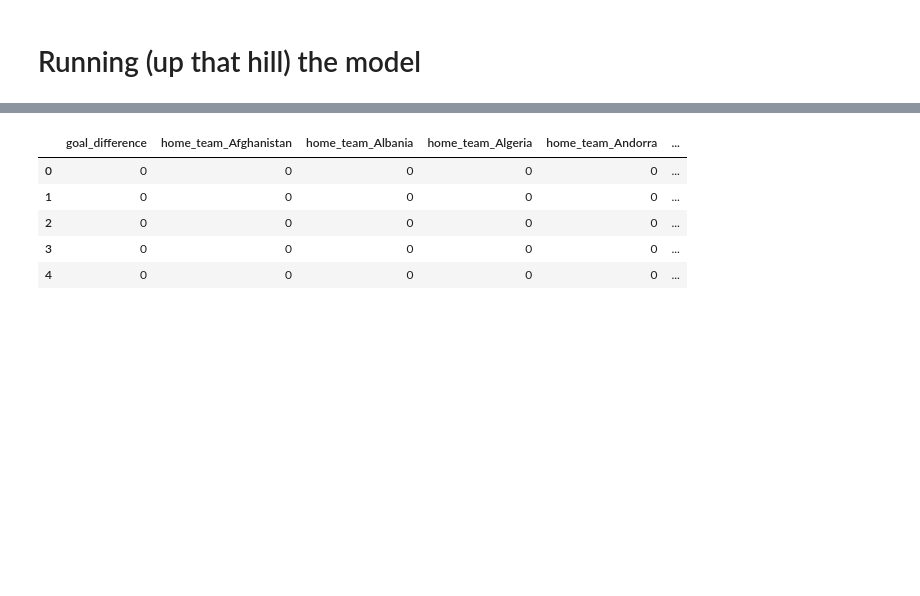
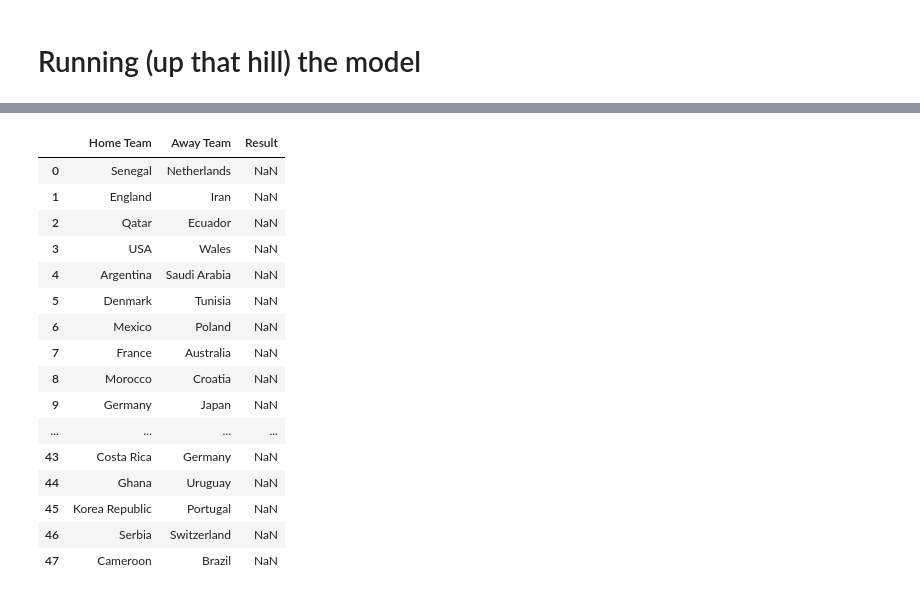
Before and after one commit to madelynbaker/2022-World-Cup-Prediction, a Jupyter notebook: compiled_df.ipynb, the cells around one changed output, grey strips where cells are left out. Cells and saved outputs as stored; diff of their text form; code cells hidden in the pictures; blank space fills up the shorter version.

```diff
--- a/compiled_df.ipynb
+++ b/compiled_df.ipynb
@@ -119,0 +117,3 @@ df_matches
+# %%
+df_matches_hometeams = df_matches_hometeams.rename(columns = {"home_team":"Country"})
+df_matches_hometeams
@@ -119,0 +134,3 @@ df_matches
+# %%
+hist_country_matches = df_matches_hometeams.append(df_matches_awayteams, ignore_index=True)
+hist_country_matches
@@ -119,0 +151,16 @@ df_matches
+# %%
+# Create new columns with ranking position of each team
+# schedule.insert(1, 'first_position', schedule['Home Team'].map(rank.set_index('Country')['Rank']))
+# schedule.insert(2, 'second_position', schedule['Away Team'].map(rank.set_index('Country')['Rank']))
+
+# We only need the group stage games, so we have to slice the dataset
+schedule_grp = schedule.iloc[:48, :]
+# schedule_grp
+
+# MERGING COMPILED_DF WITH SCHEDULE_GRP TO GET THE COUNTRY FEATURES PER MATCHUP
+compiled_histmatches_beta = pd.merge(hist_country_matches, compiled_df, how="left", left_on = "Country", right_on = "Country")
+# compiled_histmatches_gamma = pd.merge(compiled_histmatches_beta, compiled_df, how="left", left_on = "Country", right_on = "Country")
+
+compiled_histmatches = compiled_histmatches_beta
+compiled_histmatches.info()
+# unpivot to have row by row of matches, qtar v ecaudor and equador v qatar
@@ -216,2 +273,3 @@ X_train, X_test, y_train, y_test = train_test_split(X, y, test_size=0.30, random
 # %%
-# final.head()
+final = compiled_histmatches.dropna().reset_index(drop=True)
+final
@@ -290,21 +366,45 @@ pred_set.head(25)
 # %%
 # # Get dummy variables and drop winning_team column
-pred_set = pd.get_dummies(pred_set, prefix=['home_team', 'away_team'], columns=['home_team', 'away_team'])
+# pred_set = pred_set.drop(columns = ["Match Number", "Round Number", "Group", "Result"], axis = 1)
+
+# from sklearn.preprocessing import OneHotEncoder
+# oneh = OneHotEncoder(handle_unknown="ignore")
+# oneh.fit(final)
+# X_test = oneh.transform(schedule_grp)
+
+pred_set = pd.get_dummies(schedule_grp, prefix=['Home Team', 'Away Team'], columns=['Home Team', 'Away Team'])
 
 # Add missing columns compared to the model's training dataset
 missing_cols = set(final.columns) - set(pred_set.columns)
 for c in missing_cols:
     pred_set[c] = 0
 pred_set = pred_set[final.columns]
 
+pred_set = pred_set.drop(columns = ["Country", "winning_team"])
+
+backup_pred_set = schedule_grp.drop(columns = ["Match Number", "Round Number", "Group"])
+
 # Remove winning team column
-pred_set = pred_set.drop(['winning_team'], axis=1)
+# pred_set = pred_set.drop(['winning_team'], axis=1)
 
-pred_set.head()
+# pred_set = pred_set.dropna().reset_index(drop=True)
+# pred_set.info(50)
+backup_pred_set
 # %% [output]
-|  | goal_difference | home_team_Afghanistan | home_team_Albania | home_team_Algeria | home_team_Andorra | ... |
-| 0 | 0 | 0 | 0 | 0 | 0 | ... |
-| 1 | 0 | 0 | 0 | 0 | 0 | ... |
-| 2 | 0 | 0 | 0 | 0 | 0 | ... |
-| 3 | 0 | 0 | 0 | 0 | 0 | ... |
-| 4 | 0 | 0 | 0 | 0 | 0 | ... |
+|  | Home Team | Away Team | Result |
+| 0 | Senegal | Netherlands | NaN |
+| 1 | England | Iran | NaN |
+| 2 | Qatar | Ecuador | NaN |
+| 3 | USA | Wales | NaN |
+| 4 | Argentina | Saudi Arabia | NaN |
+| 5 | Denmark | Tunisia | NaN |
+| 6 | Mexico | Poland | NaN |
+| 7 | France | Australia | NaN |
+| 8 | Morocco | Croatia | NaN |
+| 9 | Germany | Japan | NaN |
+| ... | ... | ... | ... |
+| 43 | Costa Rica | Germany | NaN |
+| 44 | Ghana | Uruguay | NaN |
+| 45 | Korea Republic | Portugal | NaN |
+| 46 | Serbia | Switzerland | NaN |
+| 47 | Cameroon | Brazil | NaN |
```
Also changed, not shown: parts of 27 cells of this notebook, 5 other files.
